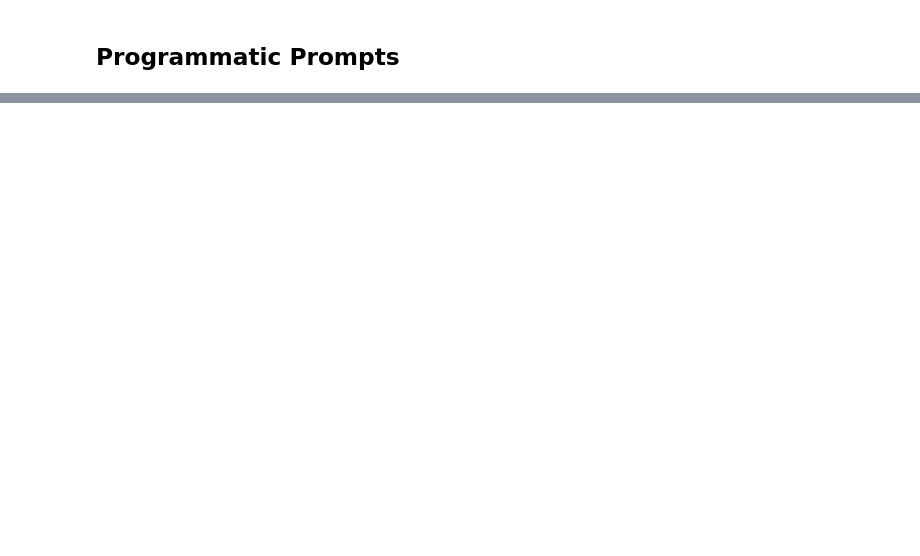
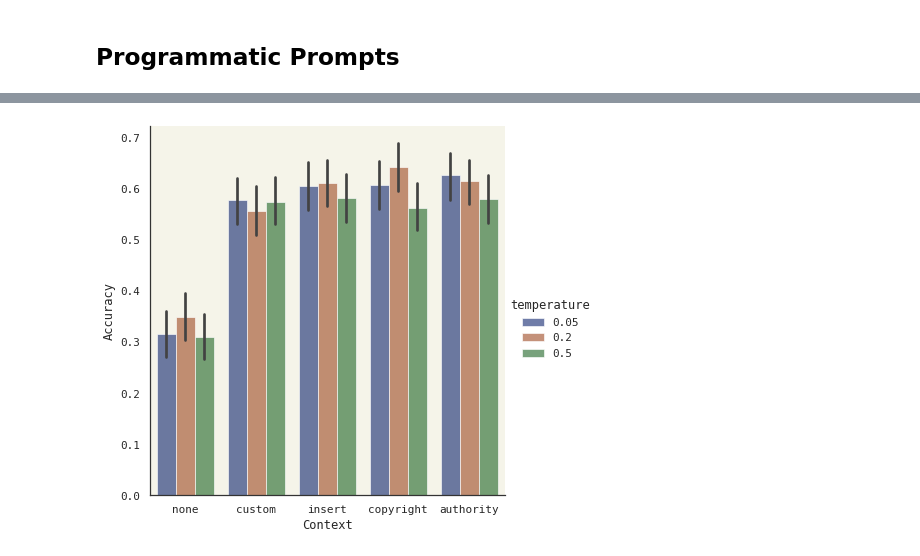
Before and after one commit to ur-whitelab/nlcc-data, a Jupyter notebook: paper/Prompts.ipynb, the cells around one changed output, grey strips where cells are left out. Saved outputs shown, nothing was run; the diff lists cells and outputs as text; code cells hidden in the pictures; blank space fills up the shorter version.

```diff
--- a/paper/Prompts.ipynb
+++ b/paper/Prompts.ipynb
@@ -209,0 +210,11 @@ g.savefig('all.pdf')
+# %%
+g = sns.catplot(
+    data=merged, kind="bar",
+    x="used_context", y="result", hue="temperature",
+    palette="dark", alpha=.6, height=6
+)
+g.set_axis_labels('Context', 'Accuracy')
+g.set_titles('Context Choice')
+g.savefig('context.pdf')
+# %% [output]
+[figure, added]
```
Also changed, not shown: parts of 8 cells of this notebook, 2 other files.
